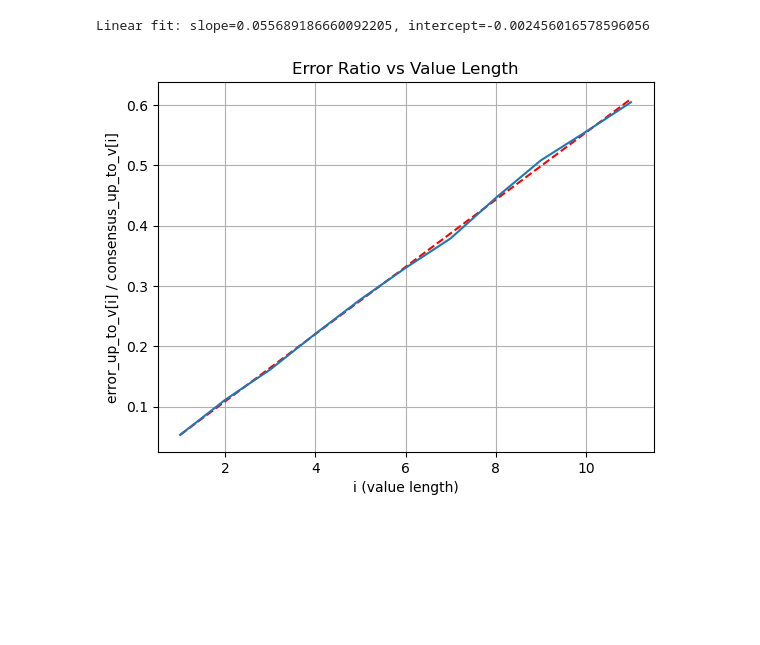
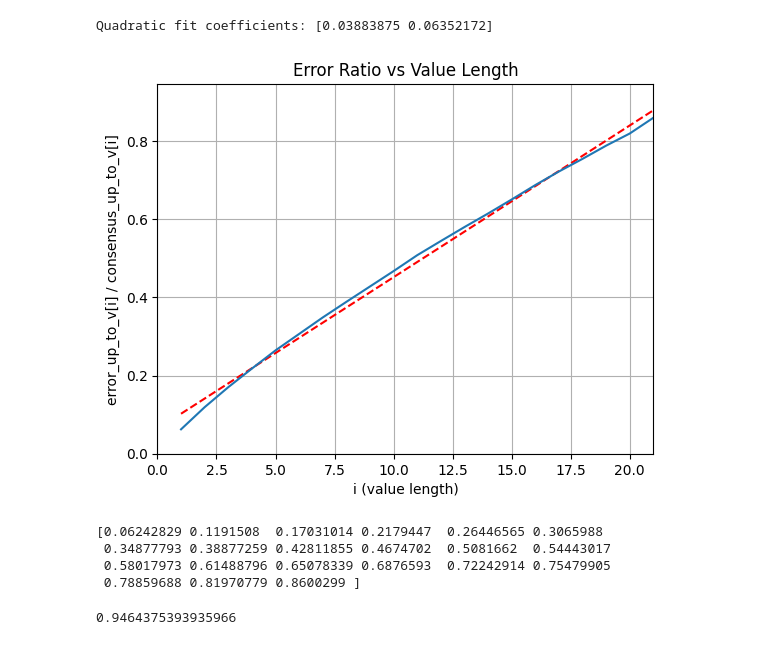
Before and after one commit to GZHoffie/skiver-test, a Jupyter notebook: experiments/simulate_kvmer_model/simulation.ipynb, the cells around one changed output. Saved outputs shown, nothing was run; the diff lists cells and outputs as text; code cells hidden in the pictures; blank space fills up the shorter version.

```diff
--- a/experiments/simulate_kvmer_model/simulation.ipynb
+++ b/experiments/simulate_kvmer_model/simulation.ipynb
@@ -32,7 +32,7 @@ class KVMerErrorModel:
         """
         return np.random.beta(alpha, beta)
 
-    def _draw_error_from_shifted_beta(self, alpha: float, beta: float) -> float:
+    def _draw_error_from_shifted_beta(self, alpha: float, beta: float, shift: float) -> float:
         """
         Draws a random error rate from a Beta distribution.
 
@@ -40,7 +40,7 @@ class KVMerErrorModel:
             alpha (float): The alpha parameter of the Beta distribution.
             beta (float): The beta parameter of the Beta distribution.
         """
-        return (np.random.beta(beta, 1) + alpha) / (1 + alpha)
+        return (np.random.beta(alpha, beta) + shift) / (1 + shift)
 
 
 
@@ -84,7 +84,7 @@ class KVMerErrorModel:
 
 
 
-    def simulate(self, num_samples: int, distribution: str = 'beta', param1: float = 2.0, param2: float = 5.0) -> list:
+    def simulate(self, num_samples: int, distribution: str = 'beta', **kwargs) -> list:
         """
         Simulates error rates for a specified number of samples.
 
@@ -108,11 +108,11 @@ class KVMerErrorModel:
 
         for index in range(num_samples):
             if distribution == 'beta':
-                error_rate = self._draw_error_from_beta(param1, param2)
+                error_rate = self._draw_error_from_beta(kwargs.get('alpha'), kwargs.get('beta'))
             elif distribution == 'normal':
-                error_rate = self._draw_error_from_normal(param1, param2)
+                error_rate = self._draw_error_from_normal(kwargs.get('mean'), kwargs.get('std'))
             elif distribution == 'shifted_beta':
-                error_rate = self._draw_error_from_shifted_beta(param1, param2)
+                error_rate = self._draw_error_from_shifted_beta(kwargs.get('alpha'), kwargs.get('beta'), kwargs.get('shift'))
             else:
                 raise ValueError("Unsupported distribution type. Use 'beta' or 'normal'.")
 
@@ -146,7 +146,7 @@ def gather_simulation_results(simulation_results):
     key_hit_error_rate = []
 
     for i in range(simulation_results['p0'].shape[0]):
-        if simulation_results['key_hit'][i] == 1:
+        #if simulation_results['key_hit'][i] == 1:
             key_hit_error_rate.append(simulation_results['error_rate'][i])
             consensus_up_to_v += simulation_results['p0'][i]
             error_up_to_v += simulation_results['p1'][i]
@@ -159,8 +159,13 @@ def gather_simulation_results(simulation_results):
         'error_up_to_v': error_up_to_v
     }
 # %%
-model = KVMerErrorModel(k=21, v=11)
-simulation_results = model.simulate(num_samples=10000, distribution='shifted_beta', param1=0.1, param2=0.2)
+model = KVMerErrorModel(k=21, v=21)
+
+error_rate = 0.03
+mult = 10
+shift = 0.03
+simulation_results = model.simulate(num_samples=100000, distribution='shifted_beta', alpha=error_rate * mult, beta=(1 - error_rate) * mult, shift=shift)
+#simulation_results = model.simulate(num_samples=100000, distribution='normal', mean=error_rate, std=mult)
 gathered_results = gather_simulation_results(simulation_results)
 # %%
 # Plot histogram of error rates and key hit error rates
@@ -220,26 +236,36 @@ plt.show()
 # %%
 # Plot error_up_to_v[i] / consensus_up_to_v[i]
 error_ratios = []
 for i in range(len(gathered_results['error_up_to_v'])):
     if gathered_results['consensus_up_to_v'][i] == 0:
         error_ratios.append(0)
     else:
         error_ratios.append(gathered_results['error_up_to_v'][i] / gathered_results['consensus_up_to_v'][i])
 # fit a linear regression after the loop
 x = np.arange(len(gathered_results['error_up_to_v'])) + 1
 y = np.array(error_ratios)
-slope, intercept = np.polyfit(x, y, 1)
-print(f'Linear fit: slope={slope}, intercept={intercept}')
-y_pred = slope * x + intercept
-plt.plot(x, y_pred, color='red', linestyle='--', label=f'Linear fit (slope={slope:.6f})')
+coefficients = np.polyfit(x, y, 1)
+print(f'Quadratic fit coefficients: {coefficients}')
+y_pred = np.polyval(coefficients, x)
+plt.plot(x, y_pred, color='red', linestyle='--', label=f'Quadratic fit')
 plt.plot(np.arange(len(gathered_results['error_up_to_v'])) + 1, error_ratios)
 plt.xlabel('i (value length)')
 plt.ylabel('error_up_to_v[i] / consensus_up_to_v[i]')
 plt.title('Error Ratio vs Value Length')
 plt.grid()
-#plt.xlim(0, 20)
-#plt.ylim(0, 0.02)
+plt.xlim(0, np.max(x))
+plt.ylim(0, np.max(error_ratios) * 1.1)
 plt.show()
+
+print(y)
 # %% [output]
-Linear fit: slope=0.055689186660092205, intercept=-0.002456016578596056
+Quadratic fit coefficients: [0.03883875 0.06352172]
-[figure, old version]
+[figure, new version]
+[0.06242829 0.1191508  0.17031014 0.2179447  0.26446565 0.3065988
+ 0.34877793 0.38877259 0.42811855 0.4674702  0.5081662  0.54443017
+ 0.58017973 0.61488796 0.65078339 0.6876593  0.72242914 0.75479905
+ 0.78859688 0.81970779 0.8600299 ]
+# %%
+1 / (1 + 0.05659376174018003)
+# %% [output]
+0.9464375393935966
```
Also changed, not shown: parts of 4 cells of this notebook.
